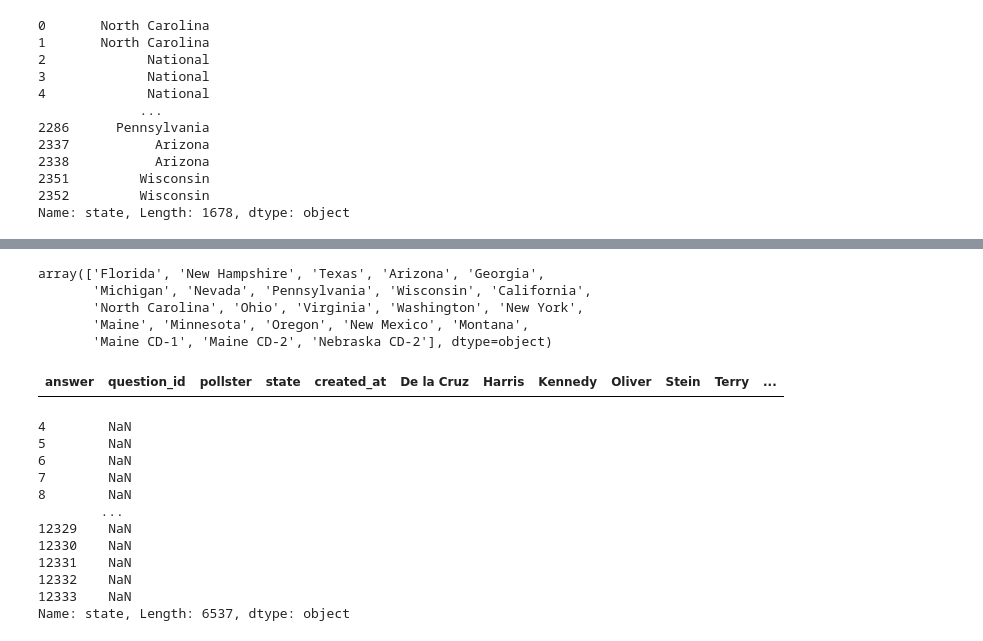
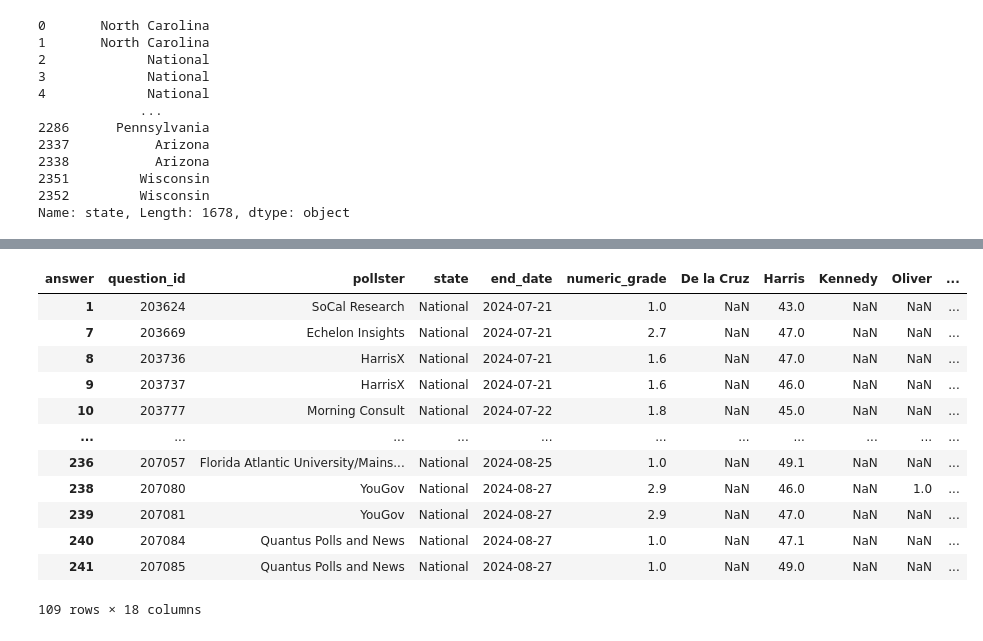
Before and after one commit to MatthewFricker/2024-US-Election-Project, a Jupyter notebook: EDA.ipynb, the cells around one changed output, grey strips where cells are left out. Saved outputs shown, nothing was run; the diff lists cells and outputs as text; code cells hidden in the pictures.

```diff
--- a/EDA.ipynb
+++ b/EDA.ipynb
@@ -103,2 +143,2 @@ Name: state, Length: 1678, dtype: object
 # %%
-pivot = pd.pivot_table(trump_harris_polls, values="pct", columns=["answer"], index=["question_id", "pollster", "state", "created_at"])
+pivot = pd.pivot_table(trump_harris_polls, values="pct", columns=["answer"], index=["question_id", "pollster", "state", "end_date", "numeric_grade"])
@@ -107,2 +145,2 @@ pivot["winner"] = pivot.idxmax(axis=1)
 # %%
-pivot["margin"] = np.abs(pivot["Harris"] - pivot["Trump"])
+pivot = pivot[pivot["Kennedy"].isnull()]
@@ -111,2 +146,0 @@ pivot.reset_index(inplace=True)
-# %%
-pivot["days_old"] = (datetime.now() - pivot["created_at"]).dt.days
@@ -115,3 +147,10 @@ pivot["time_weight"] = 0.95 ** pivot["days_old"]
+# %%
+pivot["winner"] = pivot.idxmax(axis=1)
+pivot["margin"] = np.abs(pivot["Harris"] - pivot["Trump"])
+pivot.reset_index(inplace=True)
+pivot["days_old"] = (datetime.now() - pivot["end_date"]).dt.days
+pivot["time_weight"] = 0.95 ** pivot["days_old"]
+pivot["pollster_weight"] = pivot["numeric_grade"]
 # %%
 def get_state_averages(state):
     state_df = pivot[pivot["state"] == state]
@@ -144,27 +189,16 @@ Trump:  30.50
 # %%
-pivot["state"].unique()
+pivot[pivot["state"] == "National"]
 # %% [output]
+| answer | question_id | pollster | state | end_date | numeric_grade | De la Cruz | Harris | Kennedy | Oliver | ... |
+| 1 | 203624 | SoCal Research | National | 2024-07-21 | 1.0 | NaN | 43.0 | NaN | NaN | ... |
+| 7 | 203669 | Echelon Insights | National | 2024-07-21 | 2.7 | NaN | 47.0 | NaN | NaN | ... |
+| 8 | 203736 | HarrisX | National | 2024-07-21 | 1.6 | NaN | 47.0 | NaN | NaN | ... |
+| 9 | 203737 | HarrisX | National | 2024-07-21 | 1.6 | NaN | 46.0 | NaN | NaN | ... |
+| 10 | 203777 | Morning Consult | National | 2024-07-22 | 1.8 | NaN | 45.0 | NaN | NaN | ... |
+| ... | ... | ... | ... | ... | ... | ... | ... | ... | ... | ... |
+| 236 | 207057 | Florida Atlantic University/Mains... | National | 2024-08-25 | 1.0 | NaN | 49.1 | NaN | NaN | ... |
+| 238 | 207080 | YouGov | National | 2024-08-27 | 2.9 | NaN | 46.0 | NaN | 1.0 | ... |
+| 239 | 207081 | YouGov | National | 2024-08-27 | 2.9 | NaN | 47.0 | NaN | NaN | ... |
+| 240 | 207084 | Quantus Polls and News | National | 2024-08-27 | 1.0 | NaN | 47.1 | NaN | NaN | ... |
+| 241 | 207085 | Quantus Polls and News | National | 2024-08-27 | 1.0 | NaN | 49.0 | NaN | NaN | ... |
-array(['Florida', 'New Hampshire', 'Texas', 'Arizona', 'Georgia',
-       'Michigan', 'Nevada', 'Pennsylvania', 'Wisconsin', 'California',
-       'North Carolina', 'Ohio', 'Virginia', 'Washington', 'New York',
-       'Maine', 'Minnesota', 'Oregon', 'New Mexico', 'Montana',
-       'Maine CD-1', 'Maine CD-2', 'Nebraska CD-2'], dtype=object)
+109 rows × 18 columns
-# %%
-pivot[pivot["state"] == ""]
-# %% [output]
-| answer | question_id | pollster | state | created_at | De la Cruz | Harris | Kennedy | Oliver | Stein | Terry | ... |
-# %%
-polls[polls["state"].isnull()]
-# %% [output]
-4        NaN
-5        NaN
-6        NaN
-7        NaN
-8        NaN
-        ...
-12329    NaN
-12330    NaN
-12331    NaN
-12332    NaN
-12333    NaN
-Name: state, Length: 6537, dtype: object
```
Also changed, not shown: parts of 11 cells of this notebook, 10 other files.
